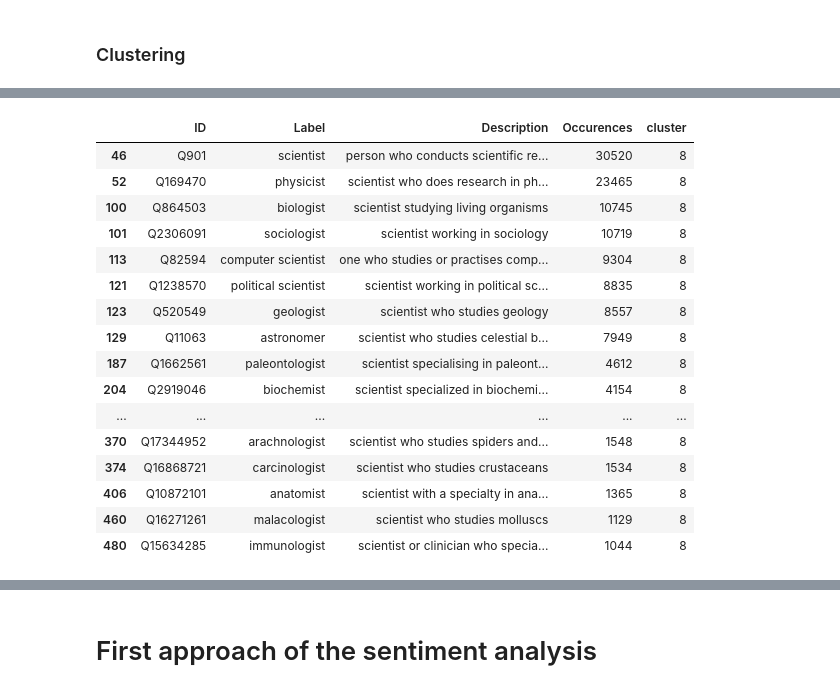
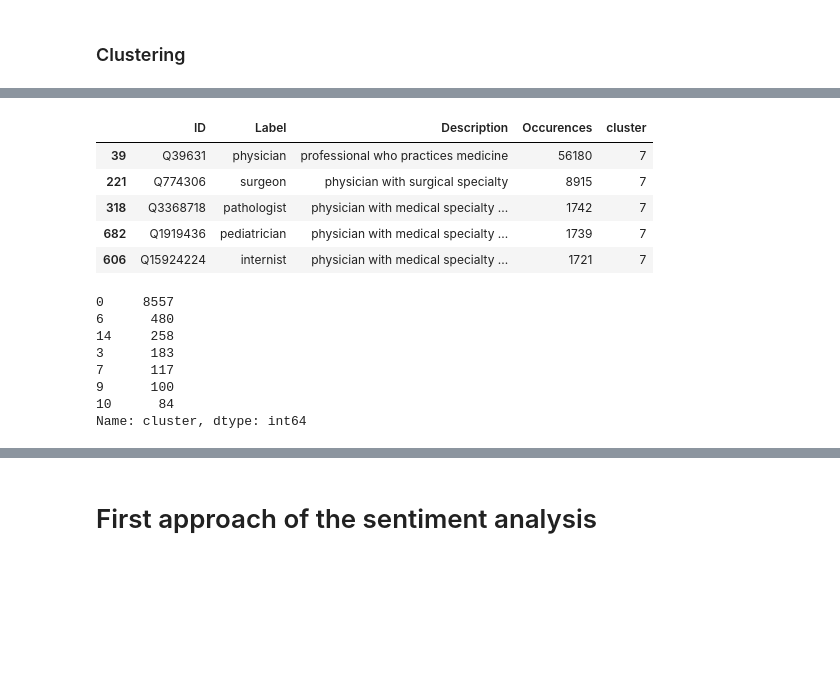
Before and after one commit to epfl-ada/ada-2021-project-abracadabra, a Jupyter notebook: Milestone 2.ipynb, the cells around one changed output, grey strips where cells are left out. Saved outputs shown, nothing was run; the diff lists cells and outputs as text; code cells hidden in the pictures; blank space fills up the shorter version.

```diff
--- a/Milestone 2.ipynb
+++ b/Milestone 2.ipynb
@@ -713,0 +653,10 @@ df_cluster.head(20)
+# %%
+#Here we show our medecine cluster
+df_cluster[df_cluster['cluster']==7].sort_values(by=['Occurences'],ascending=False).head()
+# %% [output]
+|  | ID | Label | Description | Occurences | cluster |
+| 39 | Q39631 | physician | professional who practices medicine | 56180 | 7 |
+| 221 | Q774306 | surgeon | physician with surgical specialty | 8915 | 7 |
+| 318 | Q3368718 | pathologist | physician with medical specialty ... | 1742 | 7 |
+| 682 | Q1919436 | pediatrician | physician with medical specialty ... | 1739 | 7 |
+| 606 | Q15924224 | internist | physician with medical specialty ... | 1721 | 7 |
@@ -714,20 +671,11 @@ df_cluster.head(20)
 # %%
-df_cluster[df_cluster['cluster']==8]
+df_cluster['cluster'].value_counts()
 # %% [output]
-|  | ID | Label | Description | Occurences | cluster |
-| 46 | Q901 | scientist | person who conducts scientific re... | 30520 | 8 |
-| 52 | Q169470 | physicist | scientist who does research in ph... | 23465 | 8 |
-| 100 | Q864503 | biologist | scientist studying living organisms | 10745 | 8 |
-| 101 | Q2306091 | sociologist | scientist working in sociology | 10719 | 8 |
-| 113 | Q82594 | computer scientist | one who studies or practises comp... | 9304 | 8 |
-| 121 | Q1238570 | political scientist | scientist working in political sc... | 8835 | 8 |
-| 123 | Q520549 | geologist | scientist who studies geology | 8557 | 8 |
-| 129 | Q11063 | astronomer | scientist who studies celestial b... | 7949 | 8 |
-| 187 | Q1662561 | paleontologist | scientist specialising in paleont... | 4612 | 8 |
-| 204 | Q2919046 | biochemist | scientist specialized in biochemi... | 4154 | 8 |
-| ... | ... | ... | ... | ... | ... |
-| 370 | Q17344952 | arachnologist | scientist who studies spiders and... | 1548 | 8 |
-| 374 | Q16868721 | carcinologist | scientist who studies crustaceans | 1534 | 8 |
-| 406 | Q10872101 | anatomist | scientist with a specialty in ana... | 1365 | 8 |
-| 460 | Q16271261 | malacologist | scientist who studies molluscs | 1129 | 8 |
-| 480 | Q15634285 | immunologist | scientist or clinician who specia... | 1044 | 8 |
+0     8557
+6      480
+14     258
+3      183
+7      117
+9      100
+10      84
+Name: cluster, dtype: int64
```
Also changed, not shown: parts of 42 cells of this notebook.
